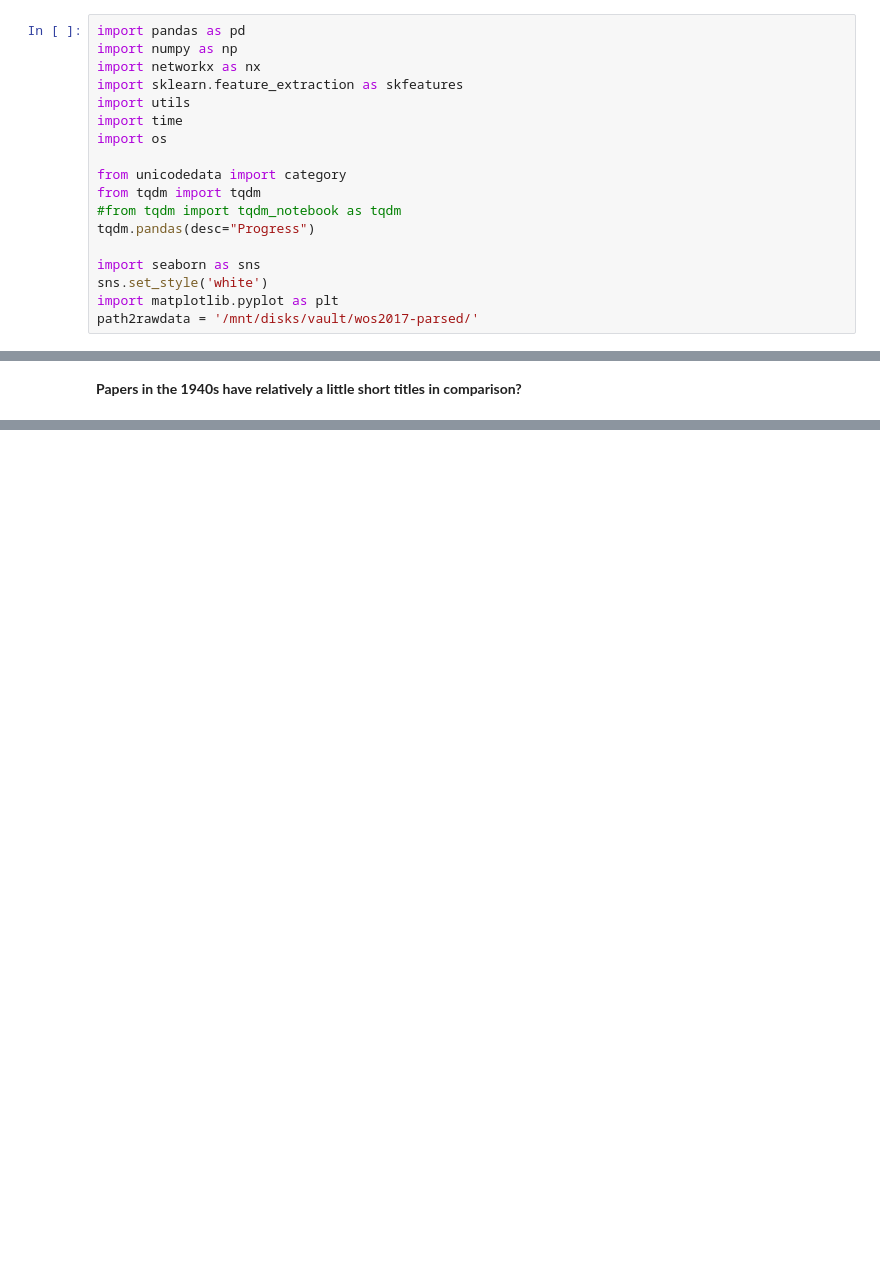
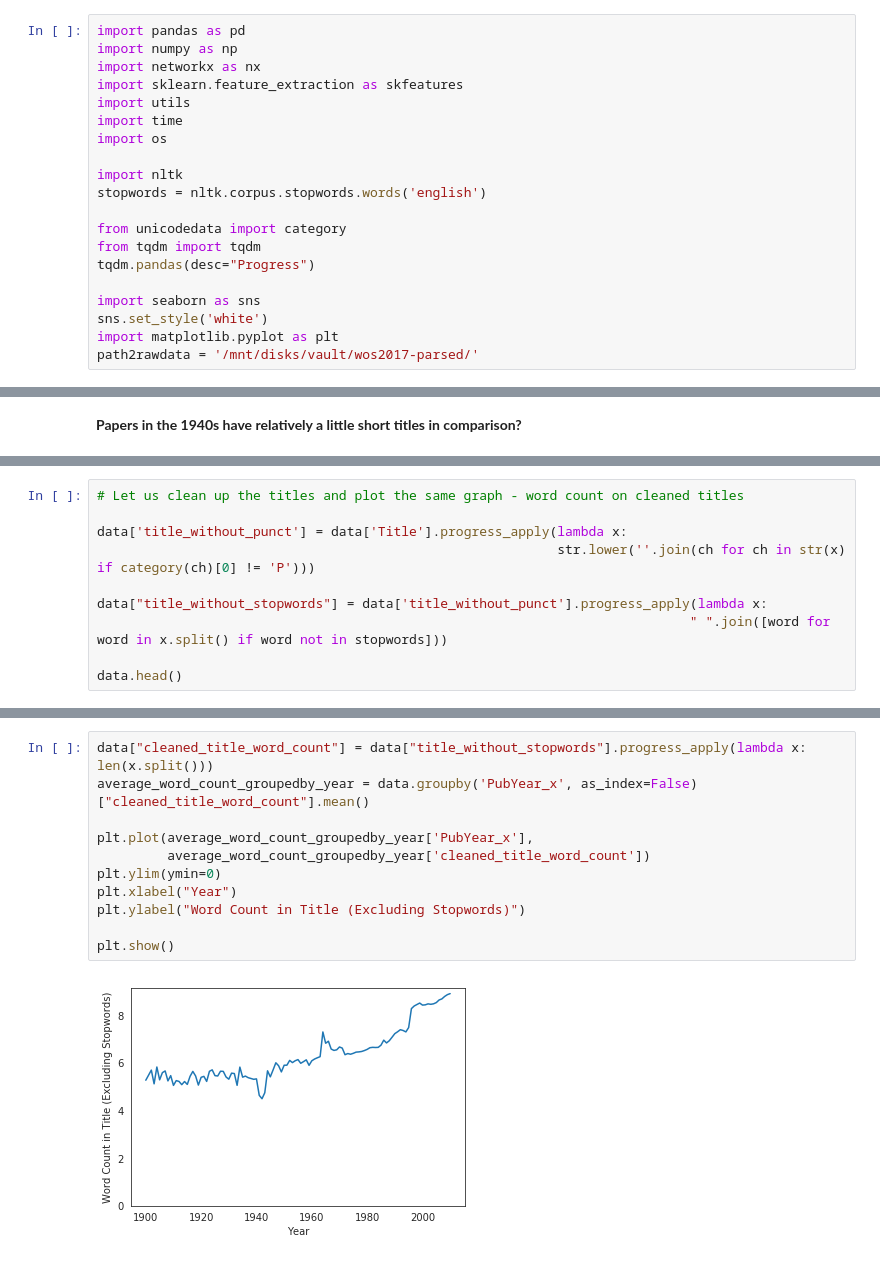
Before and after one commit to srjit/science-of-genius-title-impact, a Jupyter notebook: src/data-exploration/1. eda-part1.ipynb, the cells around one changed output, grey strips where cells are left out. Cells and saved outputs as stored; diff of their text form; blank space fills up the shorter version.

```diff
--- a/src/data-exploration/1. eda-part1.ipynb
+++ b/src/data-exploration/1. eda-part1.ipynb
@@ -15,9 +15,11 @@ import utils
 import time
 import os
 
+import nltk
+stopwords = nltk.corpus.stopwords.words('english')
+
 from unicodedata import category
 from tqdm import tqdm
-#from tqdm import tqdm_notebook as tqdm
 tqdm.pandas(desc="Progress")
 
 import seaborn as sns
@@ -116,0 +94,10 @@ print(char_mean)
+# %%
+# Let us clean up the titles and plot the same graph - word count on cleaned titles
+
+data['title_without_punct'] = data['Title'].progress_apply(lambda x:
+                                                           str.lower(''.join(ch for ch in str(x) if category(ch)[0] != 'P')))
+
+data["title_without_stopwords"] = data['title_without_punct'].progress_apply(lambda x:
+                                                                            " ".join([word for word in x.split() if word not in stopwords]))
+
+data.head()
@@ -116,0 +111,13 @@ print(char_mean)
+# %%
+data["cleaned_title_word_count"] = data["title_without_stopwords"].progress_apply(lambda x: len(x.split()))
+average_word_count_groupedby_year = data.groupby('PubYear_x', as_index=False)["cleaned_title_word_count"].mean()
+
+plt.plot(average_word_count_groupedby_year['PubYear_x'],
+         average_word_count_groupedby_year['cleaned_title_word_count'])
+plt.ylim(ymin=0)
+plt.xlabel("Year")
+plt.ylabel("Word Count in Title (Excluding Stopwords)")
+
+plt.show()
+# %% [output]
+[figure, added]
```
Also changed, not shown: parts of 8 cells of this notebook, 2 other files.
